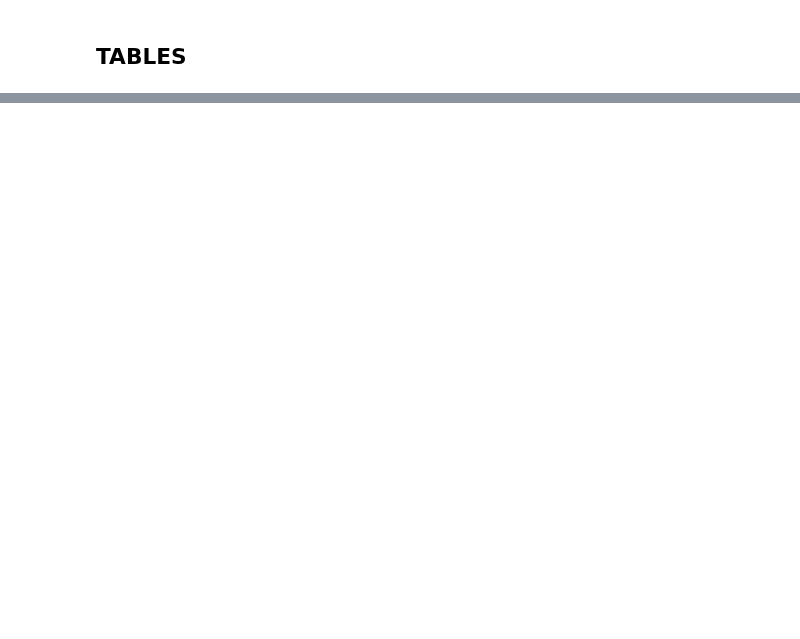
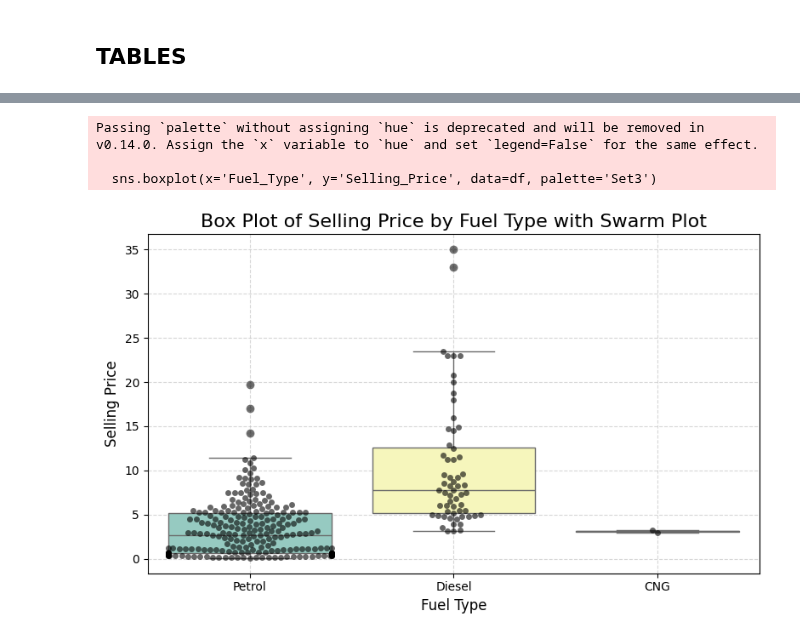
Before and after one commit to Tuyisenge210/Basic-introduction-to-data-analysis-with-python, a Jupyter notebook: Sript.ipynb, the cells around one changed output, grey strips where cells are left out. Cells and saved outputs as stored; diff of their text form; code cells hidden in the pictures; blank space fills up the shorter version.

```diff
--- a/Sript.ipynb
+++ b/Sript.ipynb
@@ -212,0 +752,22 @@ total_percentage
+# %%
+# You can further customize the box plot by adding swarm plots to show individual data points or by adjusting the color palette and styling to enhance the visualization.
+plt.figure(figsize=(8, 5))
+sns.boxplot(x='Fuel_Type', y='Selling_Price', data=df, palette='Set3')
+sns.swarmplot(x='Fuel_Type', y='Selling_Price', data=df, color='black', alpha=0.6)
+plt.title('Box Plot of Selling Price by Fuel Type with Swarm Plot', fontsize=16)
+plt.xlabel('Fuel Type', fontsize=12)
+plt.ylabel('Selling Price', fontsize=12)
+plt.grid(True, linestyle='--', alpha=0.5)
+plt.tight_layout()
+plt.show()
+
+# # You can also create a pair plot to visualize the relationships between multiple numerical variables in the dataset:
+# sns.pairplot(df[['Selling_Price', 'Present_Price', 'Kms_Driven', 'Age']], hue='Fuel_Type', palette='Set2')
+# plt.suptitle('Pair Plot of Numerical Variables by Fuel Type', fontsize=16)
+# plt.tight_layout()
+# plt.show()
+# %% [output]
+Passing `palette` without assigning `hue` is deprecated and will be removed in v0.14.0. Assign the `x` variable to `hue` and set `legend=False` for the same effect.
+
+  sns.boxplot(x='Fuel_Type', y='Selling_Price', data=df, palette='Set3')
+[figure, added]
```
Also changed, not shown: parts of 104 cells of this notebook, 6 other files.
